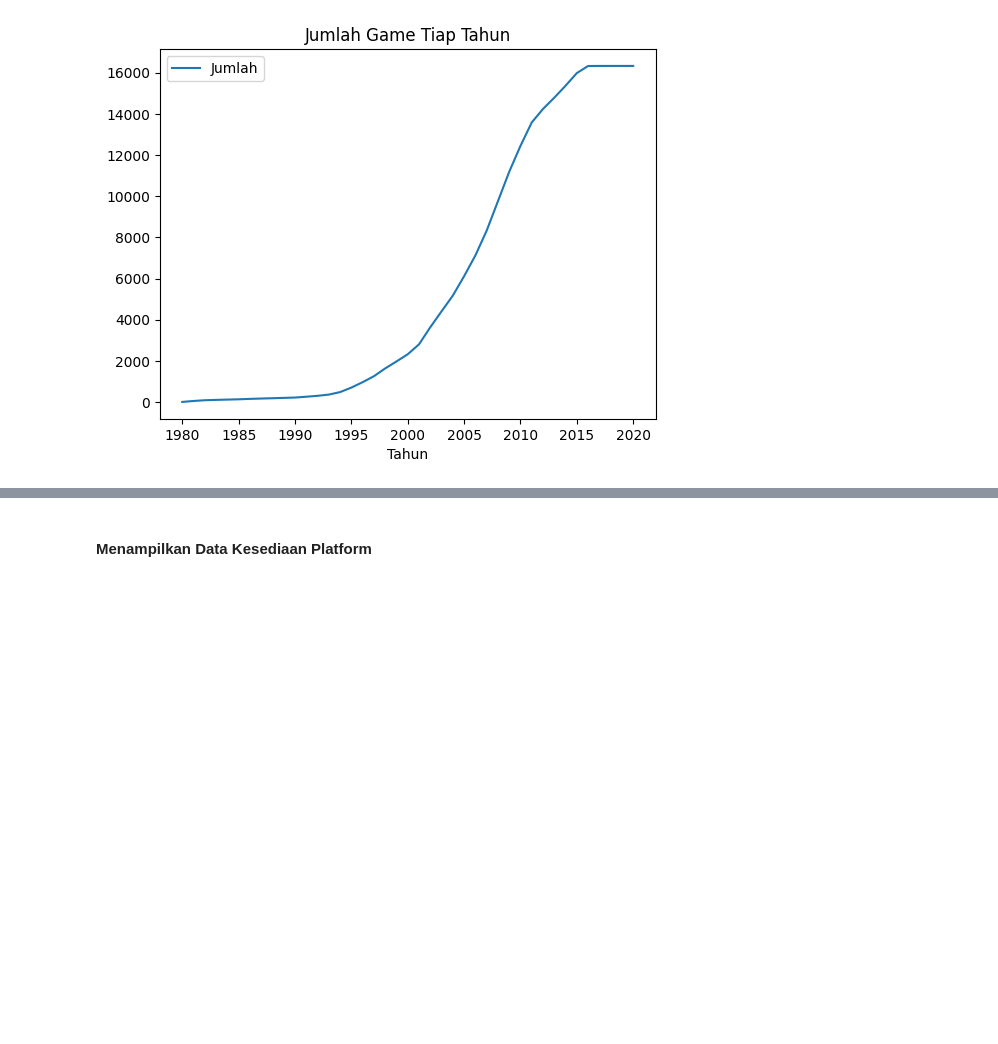
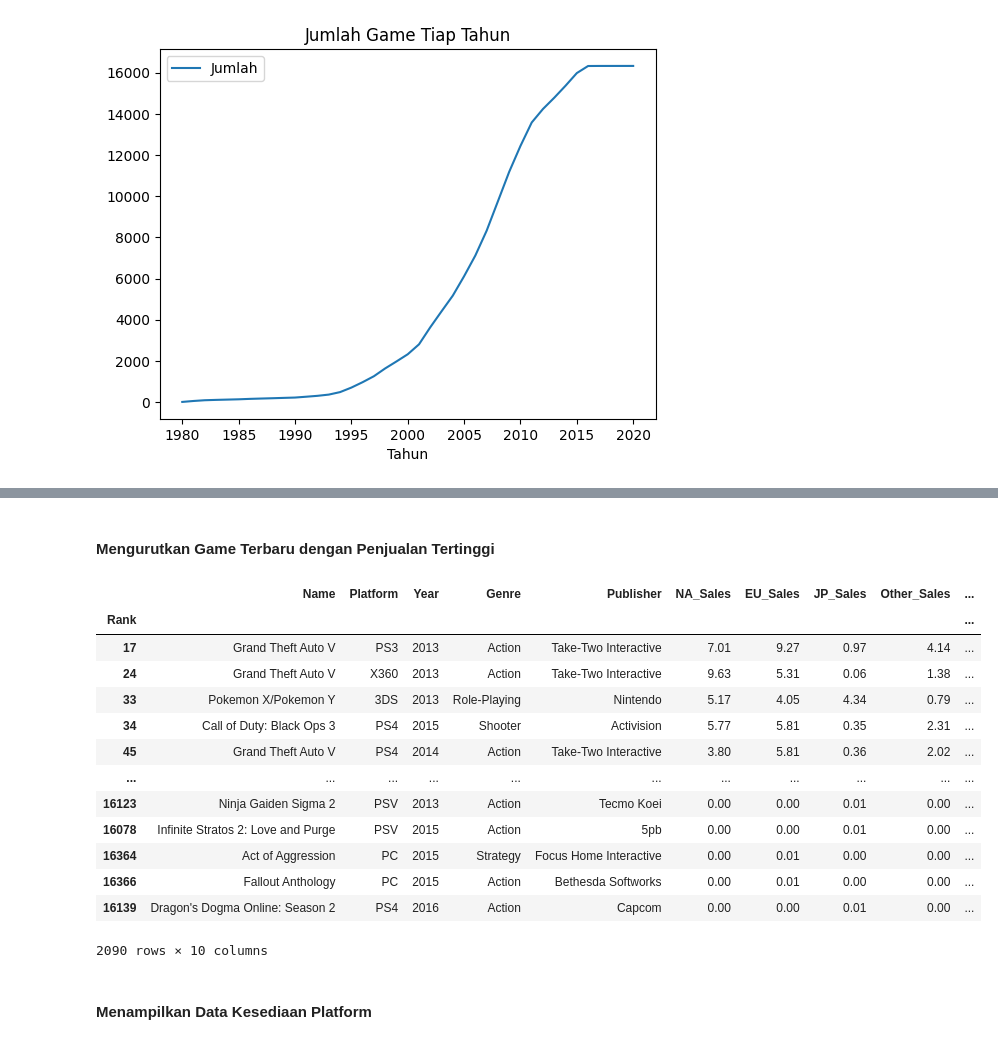
Before and after one commit to Astha47/Tugas-Besar-Analisis-Data-Kelompok-8, a Jupyter notebook: Main.ipynb, the cells around one changed output, grey strips where cells are left out. Drawn from its saved outputs; the diff is of its cells as text; code cells hidden in the pictures; blank space fills up the shorter version.

```diff
--- a/Main.ipynb
+++ b/Main.ipynb
@@ -602,3 +669,22 @@ JumlahTiapTahun.plot(kind="line",x="Tahun",y="Jumlah",title="Jumlah Game Tiap Ta
+# %% [markdown]
+#### Mengurutkan Game Terbaru dengan Penjualan Tertinggi
+# %%
+SortedPublishYear.loc[SortedPublishYear['Year']>=2013].sort_values('Global_Sales',ascending=False)
+# %% [output]
+|  | Name | Platform | Year | Genre | Publisher | NA_Sales | EU_Sales | JP_Sales | Other_Sales | ... |
+| Rank |  |  |  |  |  |  |  |  |  | ... |
+| 17 | Grand Theft Auto V | PS3 | 2013 | Action | Take-Two Interactive | 7.01 | 9.27 | 0.97 | 4.14 | ... |
+| 24 | Grand Theft Auto V | X360 | 2013 | Action | Take-Two Interactive | 9.63 | 5.31 | 0.06 | 1.38 | ... |
+| 33 | Pokemon X/Pokemon Y | 3DS | 2013 | Role-Playing | Nintendo | 5.17 | 4.05 | 4.34 | 0.79 | ... |
+| 34 | Call of Duty: Black Ops 3 | PS4 | 2015 | Shooter | Activision | 5.77 | 5.81 | 0.35 | 2.31 | ... |
+| 45 | Grand Theft Auto V | PS4 | 2014 | Action | Take-Two Interactive | 3.80 | 5.81 | 0.36 | 2.02 | ... |
+| ... | ... | ... | ... | ... | ... | ... | ... | ... | ... | ... |
+| 16123 | Ninja Gaiden Sigma 2 | PSV | 2013 | Action | Tecmo Koei | 0.00 | 0.00 | 0.01 | 0.00 | ... |
+| 16078 | Infinite Stratos 2: Love and Purge | PSV | 2015 | Action | 5pb | 0.00 | 0.00 | 0.01 | 0.00 | ... |
+| 16364 | Act of Aggression | PC | 2015 | Strategy | Focus Home Interactive | 0.00 | 0.01 | 0.00 | 0.00 | ... |
+| 16366 | Fallout Anthology | PC | 2015 | Action | Bethesda Softworks | 0.00 | 0.01 | 0.00 | 0.00 | ... |
+| 16139 | Dragon's Dogma Online: Season 2 | PS4 | 2016 | Action | Capcom | 0.00 | 0.00 | 0.01 | 0.00 | ... |
+2090 rows × 10 columns
 # %% [markdown]
 #### Menampilkan Data Kesediaan Platform
 # %%
```
Also changed, not shown: parts of 16 cells of this notebook.
